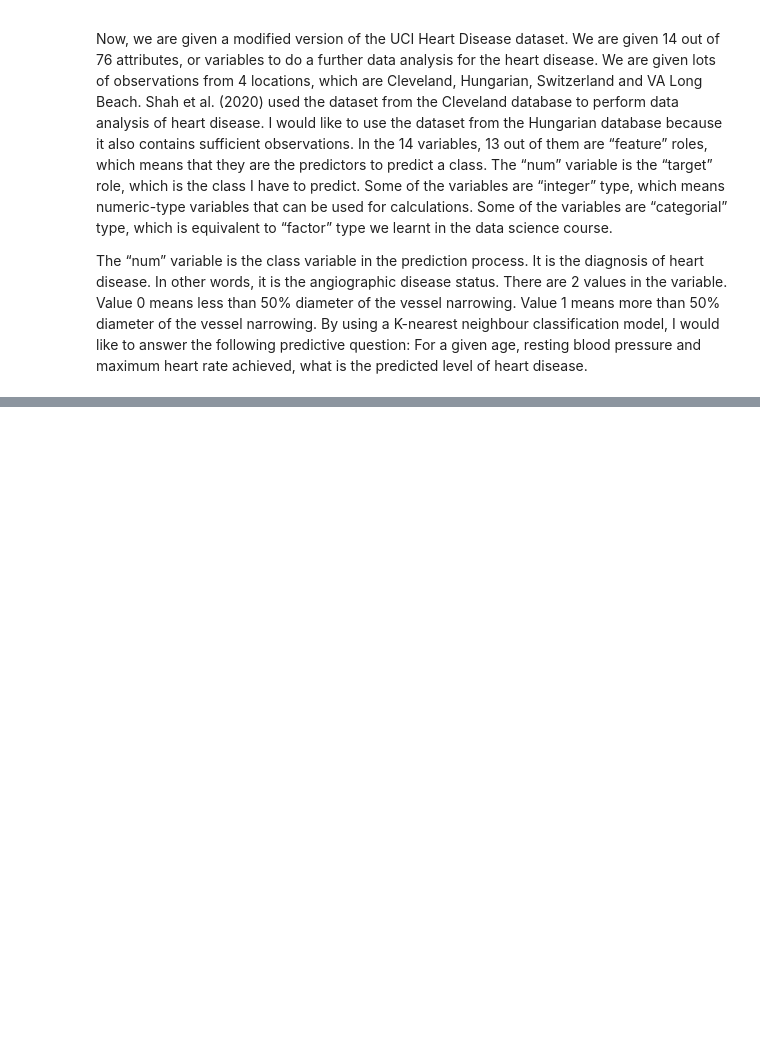
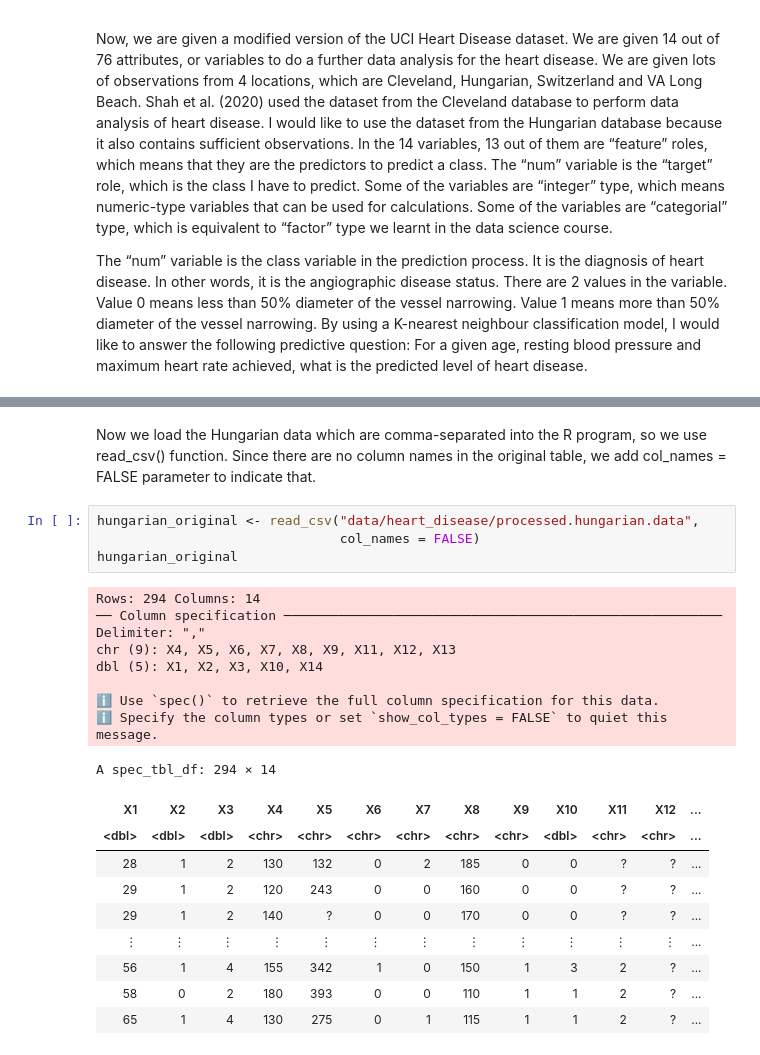
Before and after one commit to stevenlu0830/dsci-100-2024-s1-project, a Jupyter notebook: Project Report.ipynb, the cells around one changed output, grey strips where cells are left out. Drawn from its saved outputs; the diff is of its cells as text; blank space fills up the shorter version.

```diff
--- a/Project Report.ipynb
+++ b/Project Report.ipynb
@@ -26,0 +53,25 @@ Soni, J., Ansari, U., Sharma, D. & Soni, S. (2011). Predictive Data Mining For M
+# %% [markdown]
+Now we load the Hungarian data which are comma-separated into the R program, so we use read_csv() function. Since there are no column names in the original table, we add col_names = FALSE parameter to indicate that.
+# %%
+hungarian_original <- read_csv("data/heart_disease/processed.hungarian.data",
+                               col_names = FALSE)
+hungarian_original
+# %% [output]
+Rows: 294 Columns: 14
+── Column specification ────────────────────────────────────────────────────────
+Delimiter: ","
+chr (9): X4, X5, X6, X7, X8, X9, X11, X12, X13
+dbl (5): X1, X2, X3, X10, X14
+
+ℹ Use `spec()` to retrieve the full column specification for this data.
+ℹ Specify the column types or set `show_col_types = FALSE` to quiet this message.
+A spec_tbl_df: 294 × 14
+| X1 | X2 | X3 | X4 | X5 | X6 | X7 | X8 | X9 | X10 | X11 | X12 | ... |
+| <dbl> | <dbl> | <dbl> | <chr> | <chr> | <chr> | <chr> | <chr> | <chr> | <dbl> | <chr> | <chr> | ... |
+| 28 | 1 | 2 | 130 | 132 | 0 | 2 | 185 | 0 | 0 | ? | ? | ... |
+| 29 | 1 | 2 | 120 | 243 | 0 | 0 | 160 | 0 | 0 | ? | ? | ... |
+| 29 | 1 | 2 | 140 | ? | 0 | 0 | 170 | 0 | 0 | ? | ? | ... |
+| ⋮ | ⋮ | ⋮ | ⋮ | ⋮ | ⋮ | ⋮ | ⋮ | ⋮ | ⋮ | ⋮ | ⋮ | ... |
+| 56 | 1 | 4 | 155 | 342 | 1 | 0 | 150 | 1 | 3 | 2 | ? | ... |
+| 58 | 0 | 2 | 180 | 393 | 0 | 0 | 110 | 1 | 1 | 2 | ? | ... |
+| 65 | 1 | 4 | 130 | 275 | 0 | 1 | 115 | 1 | 1 | 2 | ? | ... |
```
Also changed, not shown: parts of 25 cells of this notebook.
